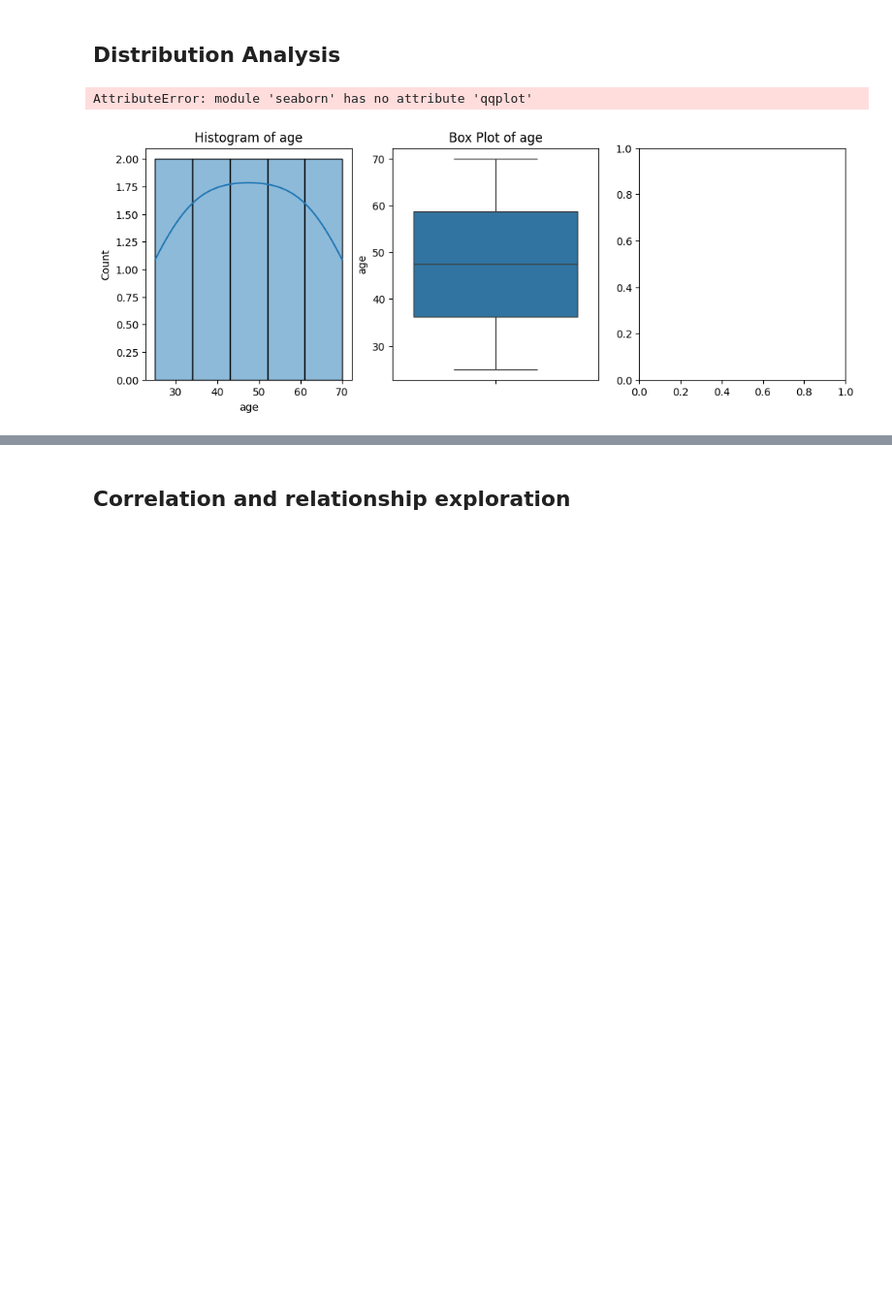
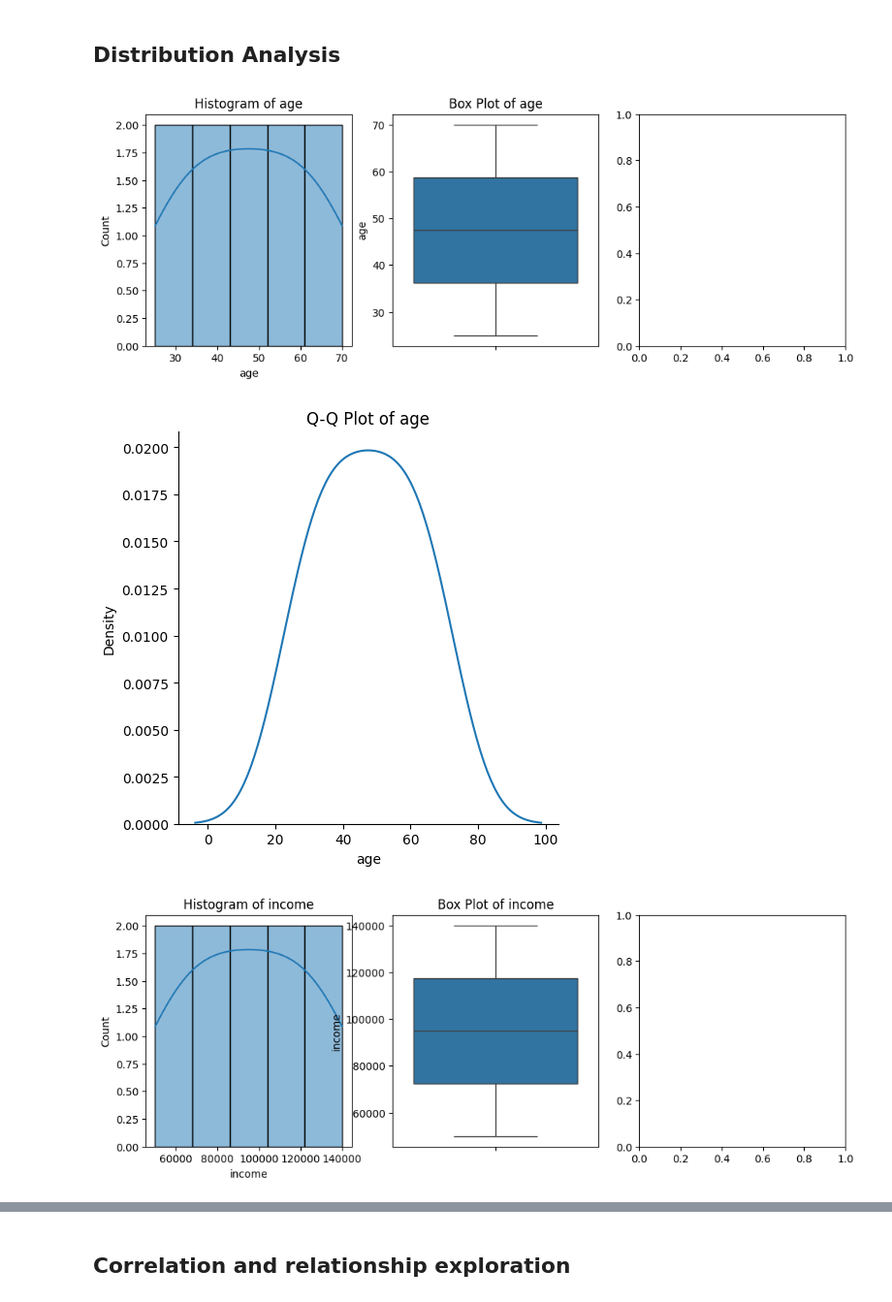
Before and after one commit to StarsCDS/ai-toolbox, a Jupyter notebook: Data Processing and Analysis for DataOps/2.1 Data Manipulation and Analysis/Data_Manipulation_Techniques.ipynb, the cells around one changed output, grey strips where cells are left out. Shown: that part at 97% size. Drawn from its saved outputs; the diff is of its cells as text; code cells hidden in the pictures; blank space fills up the shorter version.

```diff
--- a/Data Processing and Analysis for DataOps/2.1 Data Manipulation and Analysis/Data_Manipulation_Techniques.ipynb
+++ b/Data Processing and Analysis for DataOps/2.1 Data Manipulation and Analysis/Data_Manipulation_Techniques.ipynb
@@ -277,32 +278,33 @@ import matplotlib.pyplot as plt
 import seaborn as sns
 
 def analyze_distributions(df):
     for col in df.columns:
         plt.figure(figsize=(12, 4))
 
         plt.subplot(1, 3, 1)
         sns.histplot(df[col], kde=True)
         plt.title(f"Histogram of {col}")
 
         plt.subplot(1, 3, 2)
         sns.boxplot(df[col])
         plt.title(f"Box Plot of {col}")
 
         plt.subplot(1, 3, 3)
-        sns.qqplot(df[col], plot=plt)
+        sns.displot(df[col], kind="kde")
         plt.title(f"Q-Q Plot of {col}")
 
         plt.tight_layout()
         plt.show()
 
 # Example usage
 data = pd.DataFrame({
     'age': [25, 30, 35, 40, 45, 50, 55, 60, 65, 70],
     'income': [50000, 60000, 70000, 80000, 90000, 100000, 110000, 120000, 130000, 140000],
     'satisfaction': [3, 4, 4, 5, 5, 4, 3, 4, 5, 3]
 })
 
 analyze_distributions(data)
 # %% [output]
-AttributeError: module 'seaborn' has no attribute 'qqplot'
 [figure]
+[figure, added]
+[figure, added]
```
Also changed, not shown: parts of 5 cells of this notebook.
